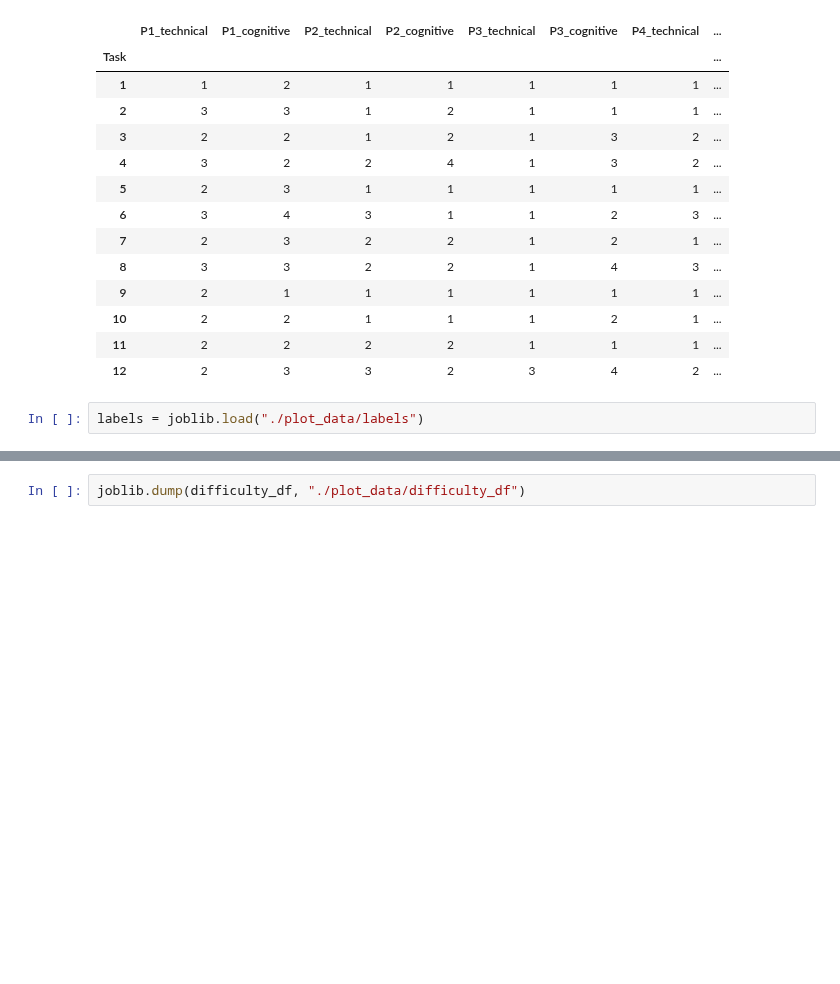
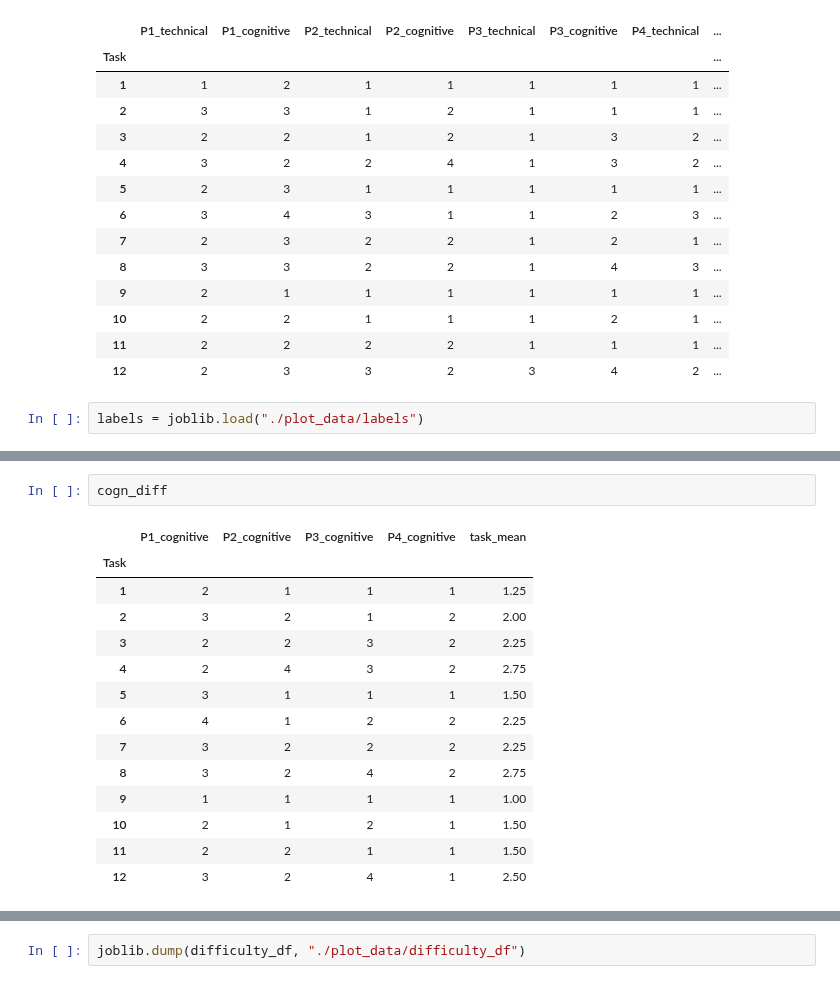
Before and after one commit to wnetzel/Pilot-Study, a Jupyter notebook: Notebooks/Questionnaire.ipynb, the cells around one changed output, grey strips where cells are left out. Cells and saved outputs as stored; diff of their text form; blank space fills up the shorter version.

```diff
--- a/Notebooks/Questionnaire.ipynb
+++ b/Notebooks/Questionnaire.ipynb
@@ -81,0 +115,17 @@ plt.plot()
+# %%
+cogn_diff
+# %% [output]
+|  | P1_cognitive | P2_cognitive | P3_cognitive | P4_cognitive | task_mean |
+| Task |  |  |  |  |  |
+| 1 | 2 | 1 | 1 | 1 | 1.25 |
+| 2 | 3 | 2 | 1 | 2 | 2.00 |
+| 3 | 2 | 2 | 3 | 2 | 2.25 |
+| 4 | 2 | 4 | 3 | 2 | 2.75 |
+| 5 | 3 | 1 | 1 | 1 | 1.50 |
+| 6 | 4 | 1 | 2 | 2 | 2.25 |
+| 7 | 3 | 2 | 2 | 2 | 2.25 |
+| 8 | 3 | 2 | 4 | 2 | 2.75 |
+| 9 | 1 | 1 | 1 | 1 | 1.00 |
+| 10 | 2 | 1 | 2 | 1 | 1.50 |
+| 11 | 2 | 2 | 1 | 1 | 1.50 |
+| 12 | 3 | 2 | 4 | 1 | 2.50 |
```
Also changed, not shown: parts of 6 cells of this notebook, 3 other files.
